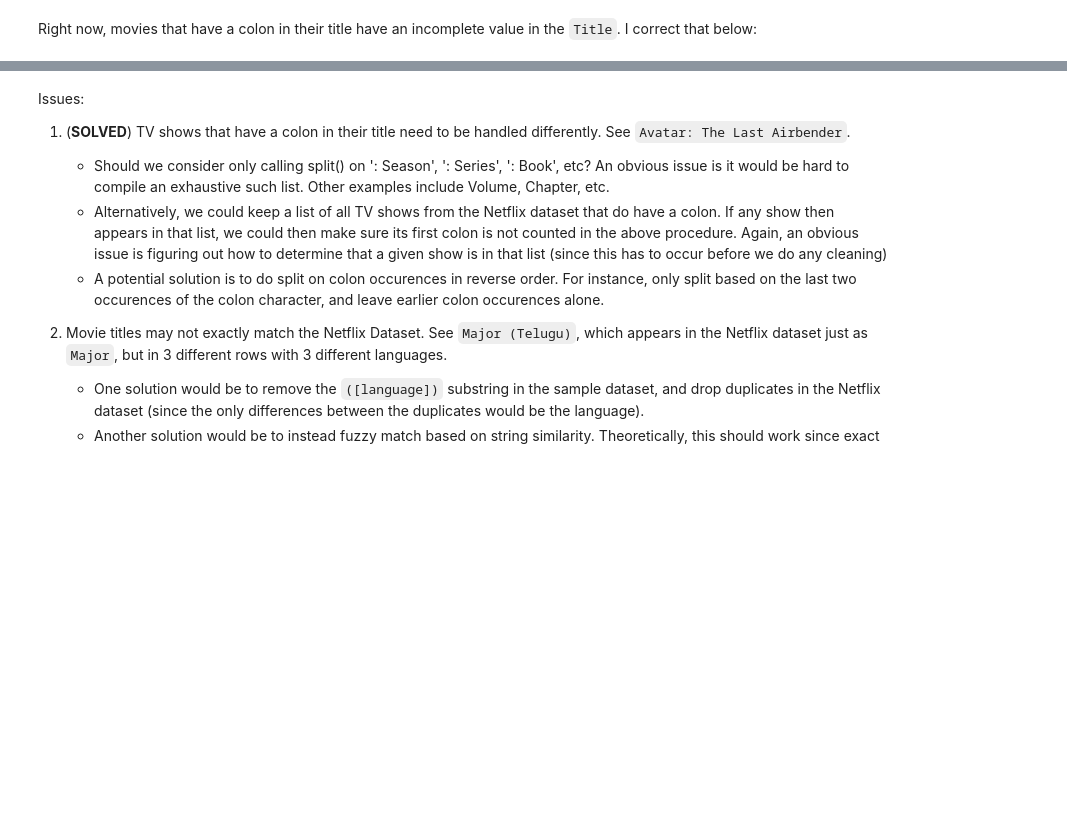
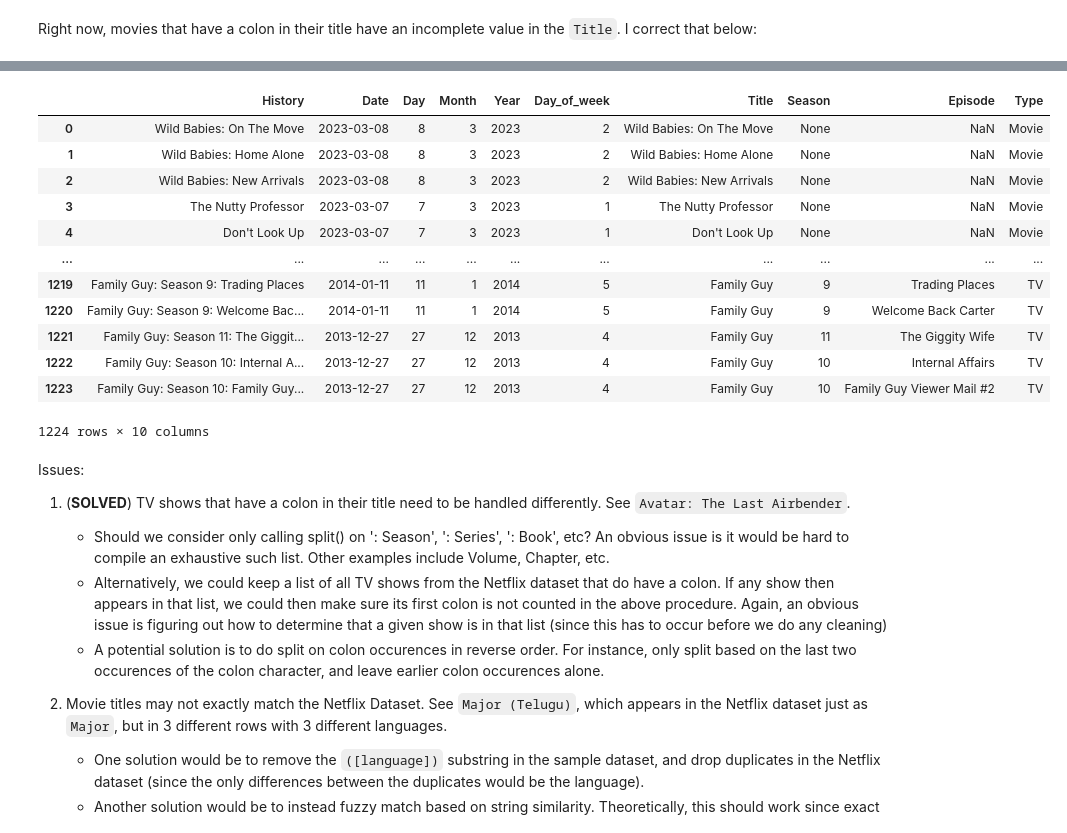
Before and after one commit to joylee13/pic16b_project, a Jupyter notebook: Netflix-Data/sample-history-clean.ipynb, the cells around one changed output, grey strips where cells are left out. Saved outputs shown, nothing was run; the diff lists cells and outputs as text; code cells hidden in the pictures; blank space fills up the shorter version.

```diff
--- a/Netflix-Data/sample-history-clean.ipynb
+++ b/Netflix-Data/sample-history-clean.ipynb
@@ -76,0 +54,29 @@ df = pd.concat([movies, tv], ignore_index = True)
+# %%
+def clean_watch_history(df):
+    '''
+    Function that cleans a given users watch history data
+    Input: dataframe
+    Output: (cleaned) dataframe
+    '''
+    df = df.rename(columns = {"Title": "History"})
+    df['Date'] = pd.to_datetime(df['Date'])
+    df['Day']= df['Date'].dt.day
+    df['Month']= df['Date'].dt.month
+    df['Year']= df['Date'].dt.year
+    df['Day_of_week'] = df['Date'].dt.dayofweek
+
+    df['Title'] = df['History'].str.rsplit(': ', 2).str[0]
+    df['Season'] = df['History'].str.rsplit(': ', 2).str[1]
+    df['Episode'] = df['History'].str.rsplit(': ', 2).str[2]
+
+    df['Type'] = df['Episode'].apply(lambda x : 'Movie' if (pd.isna(x)==True) else 'TV')
+
+    tv = df[df['Type']!='Movie']
+    tv['Season'] = tv['Season'].str.split().str[1]
+
+    movies = df[df['Type']=='Movie']
+    movies['Title'] = movies['History']
+    movies['Season'] = None
+
+    df = pd.concat([movies, tv], ignore_index = True)
+    return df
@@ -77,3 +102,19 @@ df = pd.concat([movies, tv], ignore_index = True)
+# %%
+df2
+# %% [output]
+|  | History | Date | Day | Month | Year | Day_of_week | Title | Season | Episode | Type |
+| 0 | Wild Babies: On The Move | 2023-03-08 | 8 | 3 | 2023 | 2 | Wild Babies: On The Move | None | NaN | Movie |
+| 1 | Wild Babies: Home Alone | 2023-03-08 | 8 | 3 | 2023 | 2 | Wild Babies: Home Alone | None | NaN | Movie |
+| 2 | Wild Babies: New Arrivals | 2023-03-08 | 8 | 3 | 2023 | 2 | Wild Babies: New Arrivals | None | NaN | Movie |
+| 3 | The Nutty Professor | 2023-03-07 | 7 | 3 | 2023 | 1 | The Nutty Professor | None | NaN | Movie |
+| 4 | Don't Look Up | 2023-03-07 | 7 | 3 | 2023 | 1 | Don't Look Up | None | NaN | Movie |
+| ... | ... | ... | ... | ... | ... | ... | ... | ... | ... | ... |
+| 1219 | Family Guy: Season 9: Trading Places | 2014-01-11 | 11 | 1 | 2014 | 5 | Family Guy | 9 | Trading Places | TV |
+| 1220 | Family Guy: Season 9: Welcome Bac... | 2014-01-11 | 11 | 1 | 2014 | 5 | Family Guy | 9 | Welcome Back Carter | TV |
+| 1221 | Family Guy: Season 11: The Giggit... | 2013-12-27 | 27 | 12 | 2013 | 4 | Family Guy | 11 | The Giggity Wife | TV |
+| 1222 | Family Guy: Season 10: Internal A... | 2013-12-27 | 27 | 12 | 2013 | 4 | Family Guy | 10 | Internal Affairs | TV |
+| 1223 | Family Guy: Season 10: Family Guy... | 2013-12-27 | 27 | 12 | 2013 | 4 | Family Guy | 10 | Family Guy Viewer Mail #2 | TV |
+1224 rows × 10 columns
 # %% [markdown]
 Issues:
 
```
Also changed, not shown: parts of 38 cells of this notebook, 12 other files.
